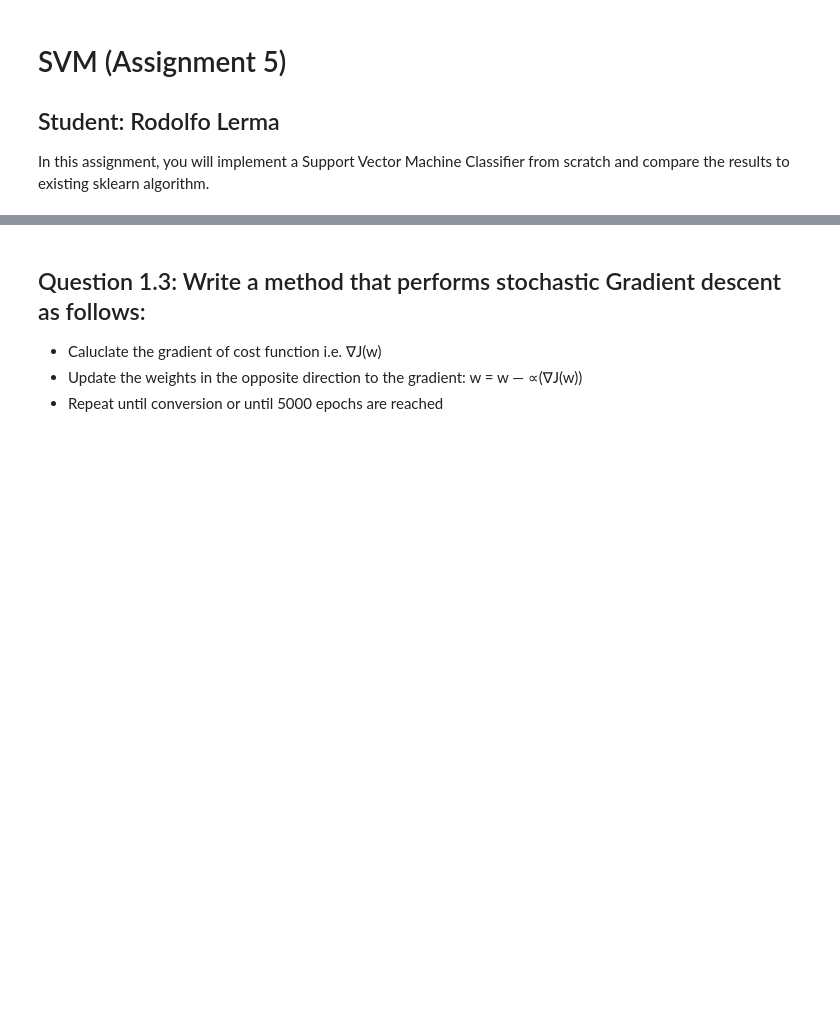
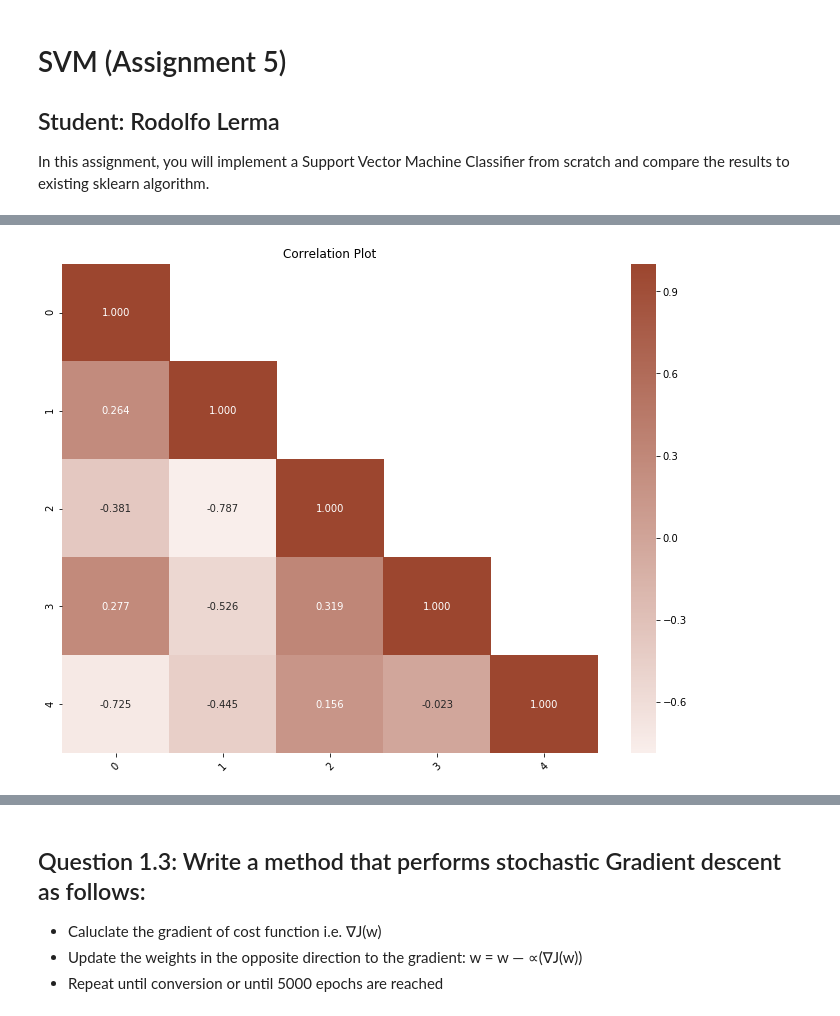
Before and after one commit to rodolfolermacontreras/ML_2_Assignment_5, a Jupyter notebook: MLEARN520-Lesson5-RodolfoLerma.ipynb, the cells around one changed output, grey strips where cells are left out. Drawn from its saved outputs; the diff is of its cells as text; code cells hidden in the pictures; blank space fills up the shorter version.

```diff
--- a/MLEARN520-Lesson5-RodolfoLerma.ipynb
+++ b/MLEARN520-Lesson5-RodolfoLerma.ipynb
@@ -26,0 +100,17 @@ np.random.seed(0)
+# %%
+corr = df.corr()
+hm_fig, hm_ax = plt.subplots(figsize=(12,9))
+mask = np.logical_not(np.tril(np.ones_like(corr, dtype=np.bool)))
+sns.heatmap(
+    corr,
+    annot=True,
+    mask=mask,
+    fmt='.3f',
+    ax=hm_ax,
+    cmap=sns.light_palette('#9c462f', n_colors=300),
+)
+hm_ax.set_xticklabels(hm_ax.get_xticklabels(), rotation=45)
+hm_ax.set_title('Correlation Plot')
+hm_ax.patch.set_alpha(0);
+# %% [output]
+[figure, added]
```
Also changed, not shown: parts of 27 cells of this notebook.
